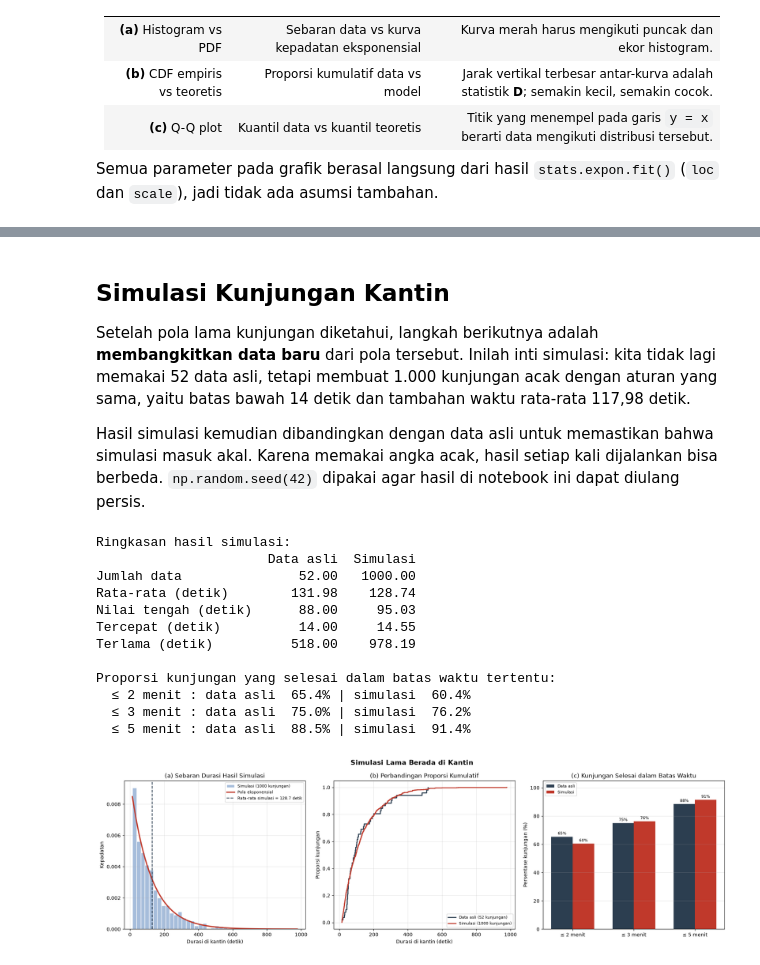
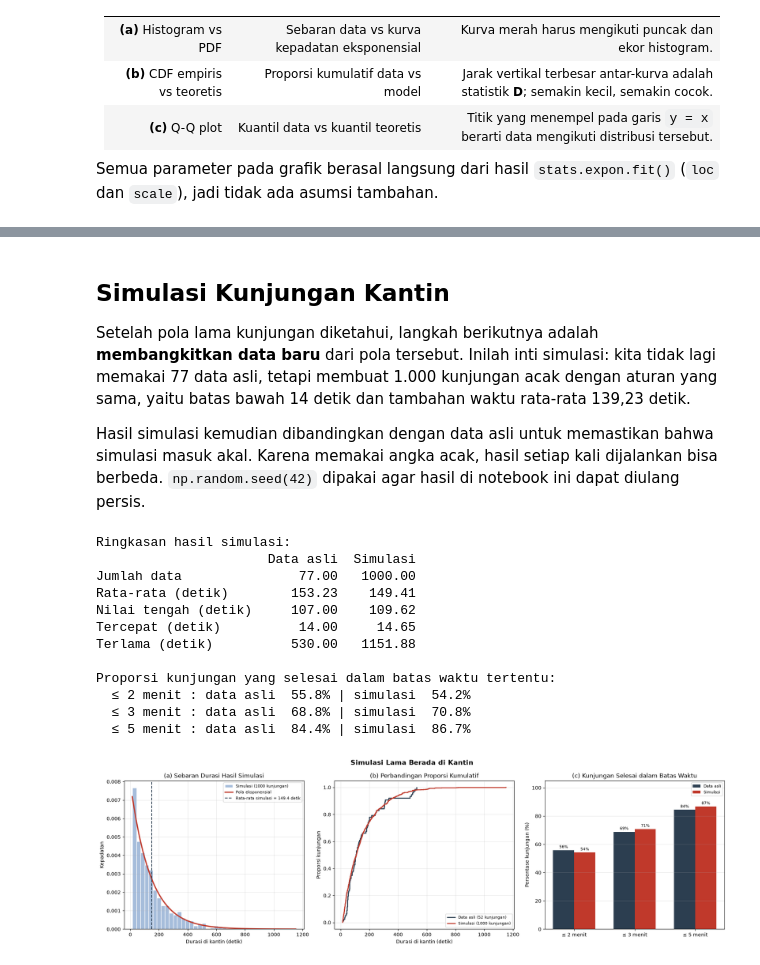
Before and after one commit to Dimassaputra5/KantinFST, a Jupyter notebook: src/simulasi/kantin.ipynb, the cells around one changed output, grey strips where cells are left out. Saved outputs shown, nothing was run; the diff lists cells and outputs as text; code cells hidden in the pictures.

```diff
--- a/src/simulasi/kantin.ipynb
+++ b/src/simulasi/kantin.ipynb
@@ -6,7 +6,7 @@ import numpy as np
 import scipy.stats as stats
 parent_dir = Path.cwd().parent.parent
 
-file_path = parent_dir / "data" / "data_durasi.csv"
+file_path = parent_dir / "data" / "tabel_durasi.csv"
 df = pd.read_csv(file_path, delimiter=",", encoding="utf-8")
 print(df.head())
 # %% [output]
@@ -208,7 +208,7 @@ plt.show()
 # %% [markdown]
 ## Simulasi Kunjungan Kantin
 
-Setelah pola lama kunjungan diketahui, langkah berikutnya adalah **membangkitkan data baru** dari pola tersebut. Inilah inti simulasi: kita tidak lagi memakai 52 data asli, tetapi membuat 1.000 kunjungan acak dengan aturan yang sama, yaitu batas bawah 14 detik dan tambahan waktu rata-rata 117,98 detik.
+Setelah pola lama kunjungan diketahui, langkah berikutnya adalah **membangkitkan data baru** dari pola tersebut. Inilah inti simulasi: kita tidak lagi memakai 77 data asli, tetapi membuat 1.000 kunjungan acak dengan aturan yang sama, yaitu batas bawah 14 detik dan tambahan waktu rata-rata 139,23 detik.
 
 Hasil simulasi kemudian dibandingkan dengan data asli untuk memastikan bahwa simulasi masuk akal. Karena memakai angka acak, hasil setiap kali dijalankan bisa berbeda. `np.random.seed(42)` dipakai agar hasil di notebook ini dapat diulang persis.
 # %%
@@ -240,16 +240,16 @@ for batas in (120, 180, 300):
 # %% [output]
 Ringkasan hasil simulasi:
                       Data asli  Simulasi
-Jumlah data               52.00   1000.00
-Rata-rata (detik)        131.98    128.74
-Nilai tengah (detik)      88.00     95.03
-Tercepat (detik)          14.00     14.55
-Terlama (detik)          518.00    978.19
+Jumlah data               77.00   1000.00
+Rata-rata (detik)        153.23    149.41
+Nilai tengah (detik)     107.00    109.62
+Tercepat (detik)          14.00     14.65
+Terlama (detik)          530.00   1151.88
 
 Proporsi kunjungan yang selesai dalam batas waktu tertentu:
-  ≤ 2 menit : data asli  65.4% | simulasi  60.4%
-  ≤ 3 menit : data asli  75.0% | simulasi  76.2%
-  ≤ 5 menit : data asli  88.5% | simulasi  91.4%
+  ≤ 2 menit : data asli  55.8% | simulasi  54.2%
+  ≤ 3 menit : data asli  68.8% | simulasi  70.8%
+  ≤ 5 menit : data asli  84.4% | simulasi  86.7%
 # %%
 fig, axes = plt.subplots(1, 3, figsize=(18, 5.5))
 
@@ -271,7 +271,7 @@ ax.grid(alpha=0.3)
 # (b) Perbandingan proporsi kumulatif
 ax = axes[1]
 for data, label, warna in [
-    (df["Durasi"], "Data asli (52 kunjungan)", "#2c3e50"),
+    (df["Durasi"], "Data asli (77 kunjungan)", "#2c3e50"),
     (durasi_sim, f"Simulasi ({n_sim} kunjungan)", "#c0392b"),
 ]:
     urut = np.sort(data)
@@ -282,34 +282,34 @@ ax.set_xlabel("Durasi di kantin (detik)")
 ax.set_ylabel("Proporsi kunjungan")
 ax.legend(fontsize=8)
 ax.grid(alpha=0.3)
 
 # (c) Proporsi kunjungan yang selesai dalam batas waktu
 ax = axes[2]
 kategori = ["≤ 2 menit", "≤ 3 menit", "≤ 5 menit"]
 batas = [120, 180, 300]
 persen_asli = [(df["Durasi"] <= b).mean() * 100 for b in batas]
 persen_sim = [(durasi_sim <= b).mean() * 100 for b in batas]
 posisi = np.arange(len(kategori))
 lebar = 0.35
 
 ax.bar(posisi - lebar / 2, persen_asli, lebar, color="#2c3e50", label="Data asli")
 ax.bar(posisi + lebar / 2, persen_sim, lebar, color="#c0392b", label="Simulasi")
 for p, nilai in zip(posisi - lebar / 2, persen_asli):
     ax.text(p, nilai + 1.5, f"{nilai:.0f}%", ha="center", fontsize=8)
 for p, nilai in zip(posisi + lebar / 2, persen_sim):
     ax.text(p, nilai + 1.5, f"{nilai:.0f}%", ha="center", fontsize=8)
 ax.set_xticks(posisi, kategori)
 ax.set_ylim(0, 105)
 ax.set_title("(c) Kunjungan Selesai dalam Batas Waktu")
 ax.set_ylabel("Persentase kunjungan (%)")
 ax.legend(fontsize=8)
 ax.grid(axis="y", alpha=0.3)
 
 fig.suptitle("Simulasi Lama Berada di Kantin", fontsize=14, fontweight="bold")
 fig.tight_layout()
 plt.show()
 # %% [output]
-[figure, old version]
+[figure, new version]
 # %% [markdown]
 ### Membaca Hasil Simulasi
 
```
Also changed, not shown: parts of 8 cells of this notebook, 3 other files.
